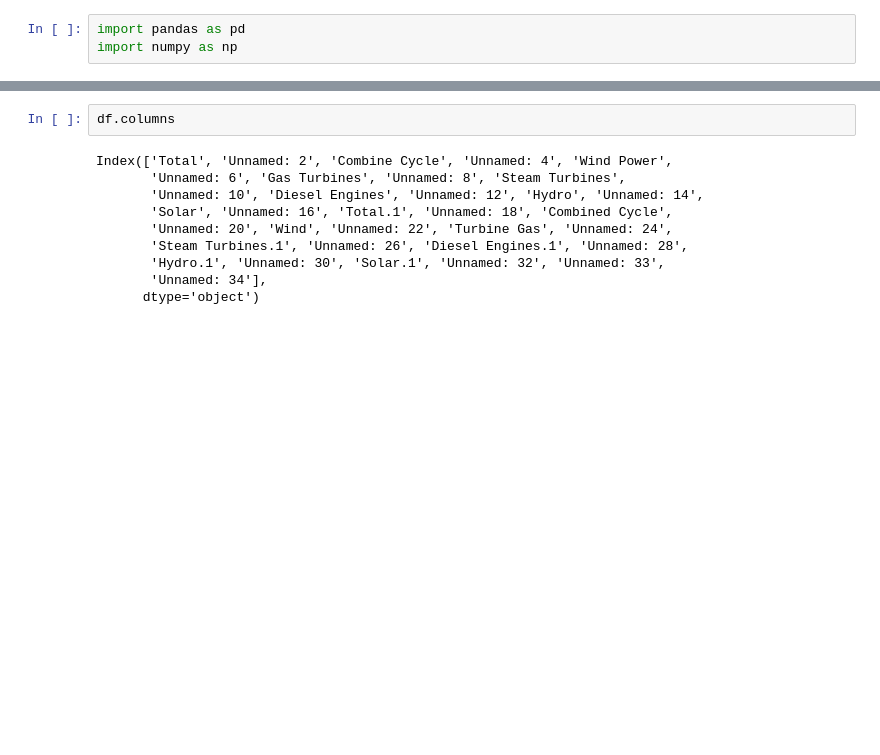
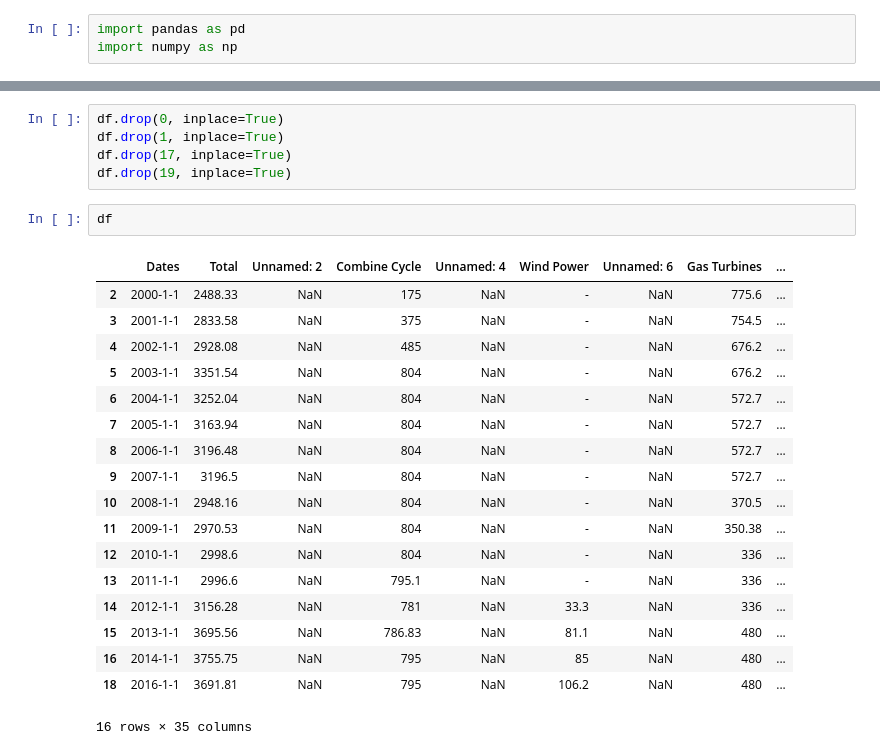
Before and after one commit to semjase/Jupyter_DR_Energy_Analysis, a Jupyter notebook: Data_Science_DR_Energy_Analysis.ipynb, the cells around one changed output, grey strips where cells are left out. Saved outputs shown, nothing was run; the diff lists cells and outputs as text; blank space fills up the shorter version.

```diff
--- a/Data_Science_DR_Energy_Analysis.ipynb
+++ b/Data_Science_DR_Energy_Analysis.ipynb
@@ -16,13 +26,27 @@ df.head()
+# %%
+df.drop(0, inplace=True)
+df.drop(1, inplace=True)
+df.drop(17, inplace=True)
+df.drop(19, inplace=True)
 # %%
-df.columns
+df
 # %% [output]
+|  | Dates | Total | Unnamed: 2 | Combine Cycle | Unnamed: 4 | Wind Power | Unnamed: 6 | Gas Turbines | ... |
+| 2 | 2000-1-1 | 2488.33 | NaN | 175 | NaN | - | NaN | 775.6 | ... |
+| 3 | 2001-1-1 | 2833.58 | NaN | 375 | NaN | - | NaN | 754.5 | ... |
+| 4 | 2002-1-1 | 2928.08 | NaN | 485 | NaN | - | NaN | 676.2 | ... |
+| 5 | 2003-1-1 | 3351.54 | NaN | 804 | NaN | - | NaN | 676.2 | ... |
+| 6 | 2004-1-1 | 3252.04 | NaN | 804 | NaN | - | NaN | 572.7 | ... |
+| 7 | 2005-1-1 | 3163.94 | NaN | 804 | NaN | - | NaN | 572.7 | ... |
+| 8 | 2006-1-1 | 3196.48 | NaN | 804 | NaN | - | NaN | 572.7 | ... |
+| 9 | 2007-1-1 | 3196.5 | NaN | 804 | NaN | - | NaN | 572.7 | ... |
+| 10 | 2008-1-1 | 2948.16 | NaN | 804 | NaN | - | NaN | 370.5 | ... |
+| 11 | 2009-1-1 | 2970.53 | NaN | 804 | NaN | - | NaN | 350.38 | ... |
+| 12 | 2010-1-1 | 2998.6 | NaN | 804 | NaN | - | NaN | 336 | ... |
+| 13 | 2011-1-1 | 2996.6 | NaN | 795.1 | NaN | - | NaN | 336 | ... |
+| 14 | 2012-1-1 | 3156.28 | NaN | 781 | NaN | 33.3 | NaN | 336 | ... |
+| 15 | 2013-1-1 | 3695.56 | NaN | 786.83 | NaN | 81.1 | NaN | 480 | ... |
+| 16 | 2014-1-1 | 3755.75 | NaN | 795 | NaN | 85 | NaN | 480 | ... |
+| 18 | 2016-1-1 | 3691.81 | NaN | 795 | NaN | 106.2 | NaN | 480 | ... |
-Index(['Total', 'Unnamed: 2', 'Combine Cycle', 'Unnamed: 4', 'Wind Power',
-       'Unnamed: 6', 'Gas Turbines', 'Unnamed: 8', 'Steam Turbines',
-       'Unnamed: 10', 'Diesel Engines', 'Unnamed: 12', 'Hydro', 'Unnamed: 14',
-       'Solar', 'Unnamed: 16', 'Total.1', 'Unnamed: 18', 'Combined Cycle',
-       'Unnamed: 20', 'Wind', 'Unnamed: 22', 'Turbine Gas', 'Unnamed: 24',
-       'Steam Turbines.1', 'Unnamed: 26', 'Diesel Engines.1', 'Unnamed: 28',
-       'Hydro.1', 'Unnamed: 30', 'Solar.1', 'Unnamed: 32', 'Unnamed: 33',
-       'Unnamed: 34'],
-      dtype='object')
+16 rows × 35 columns
 # %%
```
Also changed, not shown: parts of 36 cells of this notebook, 1 other file.
